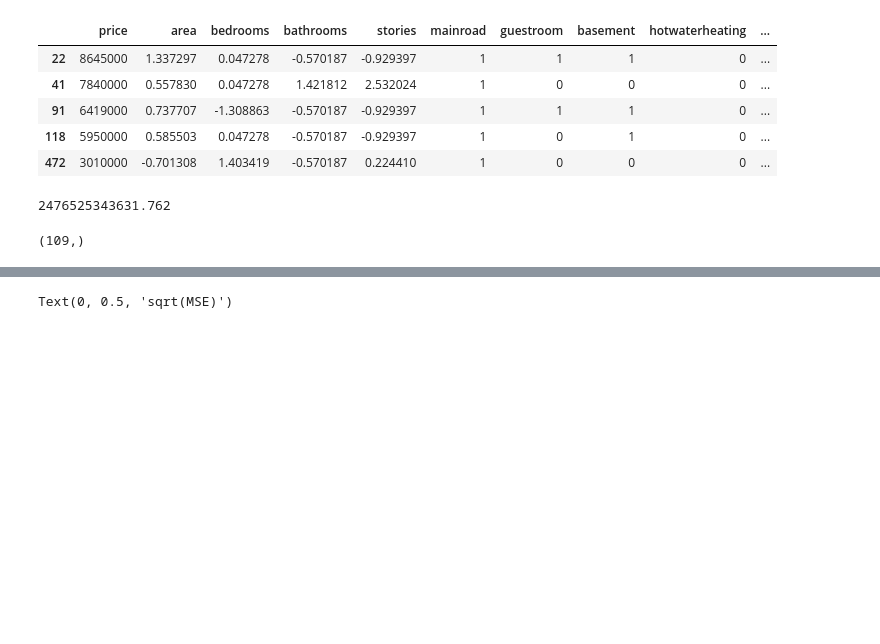
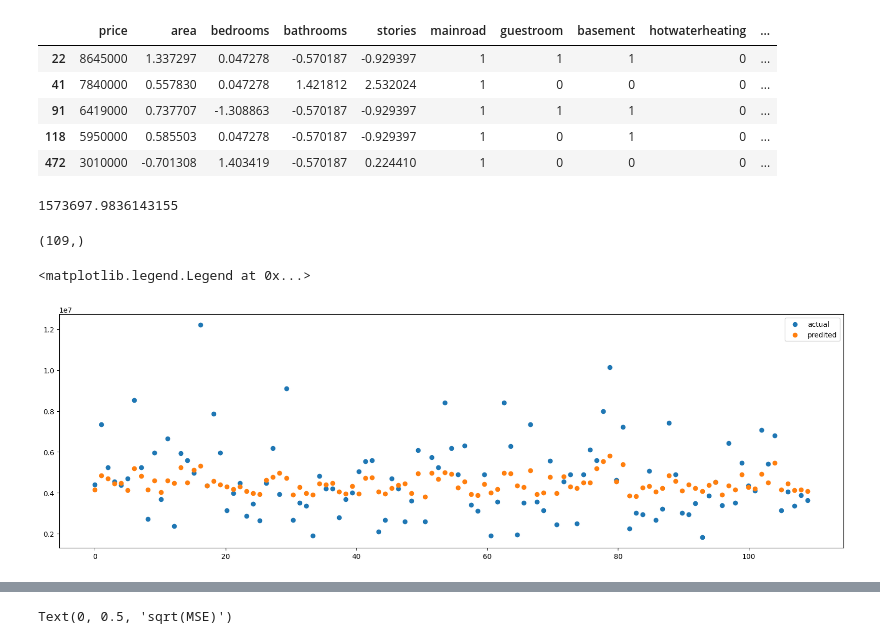
Before and after one commit to swetzel1/introduction_to_ml, a Jupyter notebook: hw4/hw4_p2.ipynb, the cells around one changed output, grey strips where cells are left out. Saved outputs shown, nothing was run; the diff lists cells and outputs as text; code cells hidden in the pictures; blank space fills up the shorter version.

Commit message:
Add plots/visualization

```diff
--- a/hw4/hw4_p2.ipynb
+++ b/hw4/hw4_p2.ipynb
@@ -140,15 +140,20 @@ y_pred = reg.predict(x_val)
 #y_pred
 # %%
 mse = mean_squared_error(y_val, y_pred)
-mse
+smse = np.sqrt(mse)
+smse
 # %% [output]
-2476525343631.762
+1573697.9836143155
 # %%
 y_pred.shape
 # %% [output]
 (109,)
 # %%
-#id = np.linspace(0, 109, 109)
-#plt.figure(figsize=(20,6))
-#plt.scatter(id, y_val)
-#plt.scatter(id, y_pred)
+id = np.linspace(0, 109, 109)
+plt.figure(figsize=(20,6))
+plt.scatter(id, y_val, label='actual')
+plt.scatter(id, y_pred, label='predited')
+plt.legend()
+# %% [output]
+<matplotlib.legend.Legend at 0x...>
+[figure, added]
```
Also changed, not shown: parts of 4 cells of this notebook.
